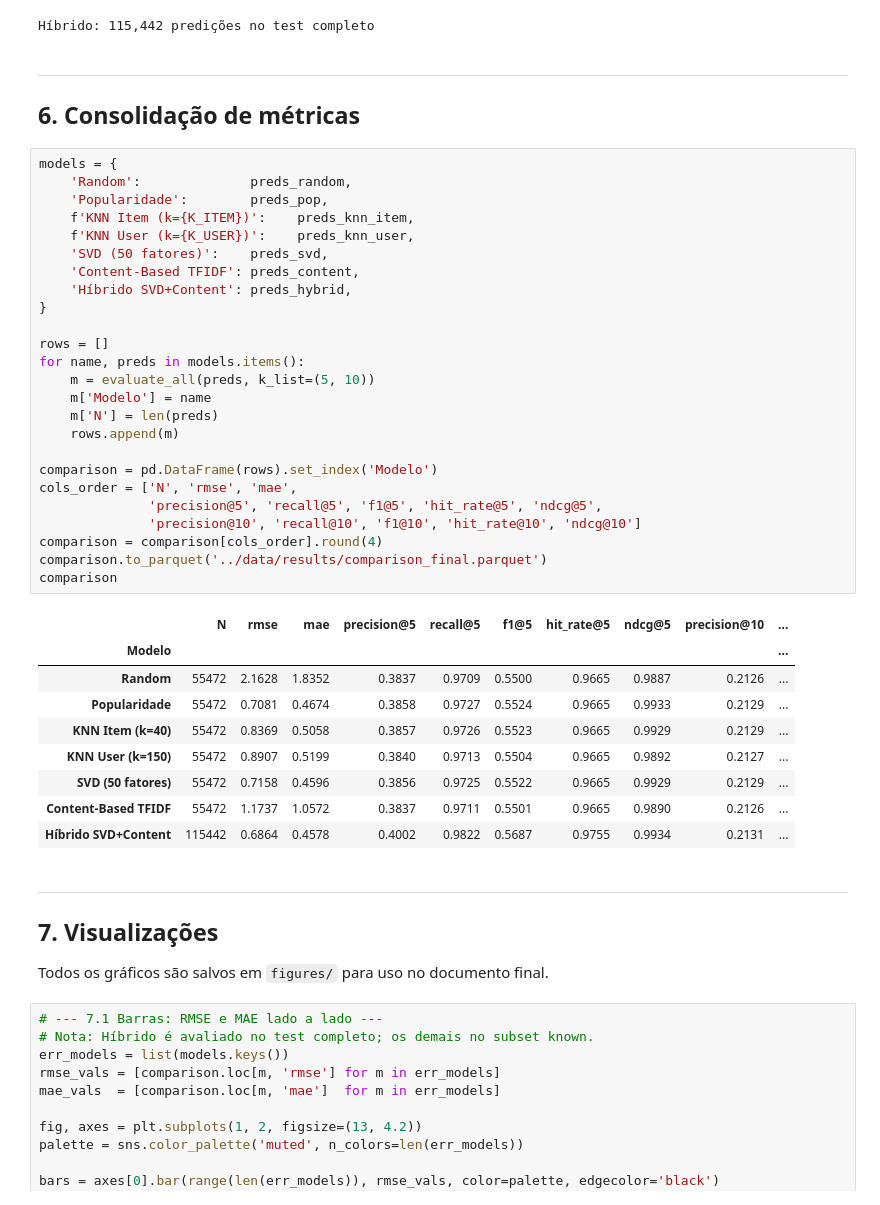
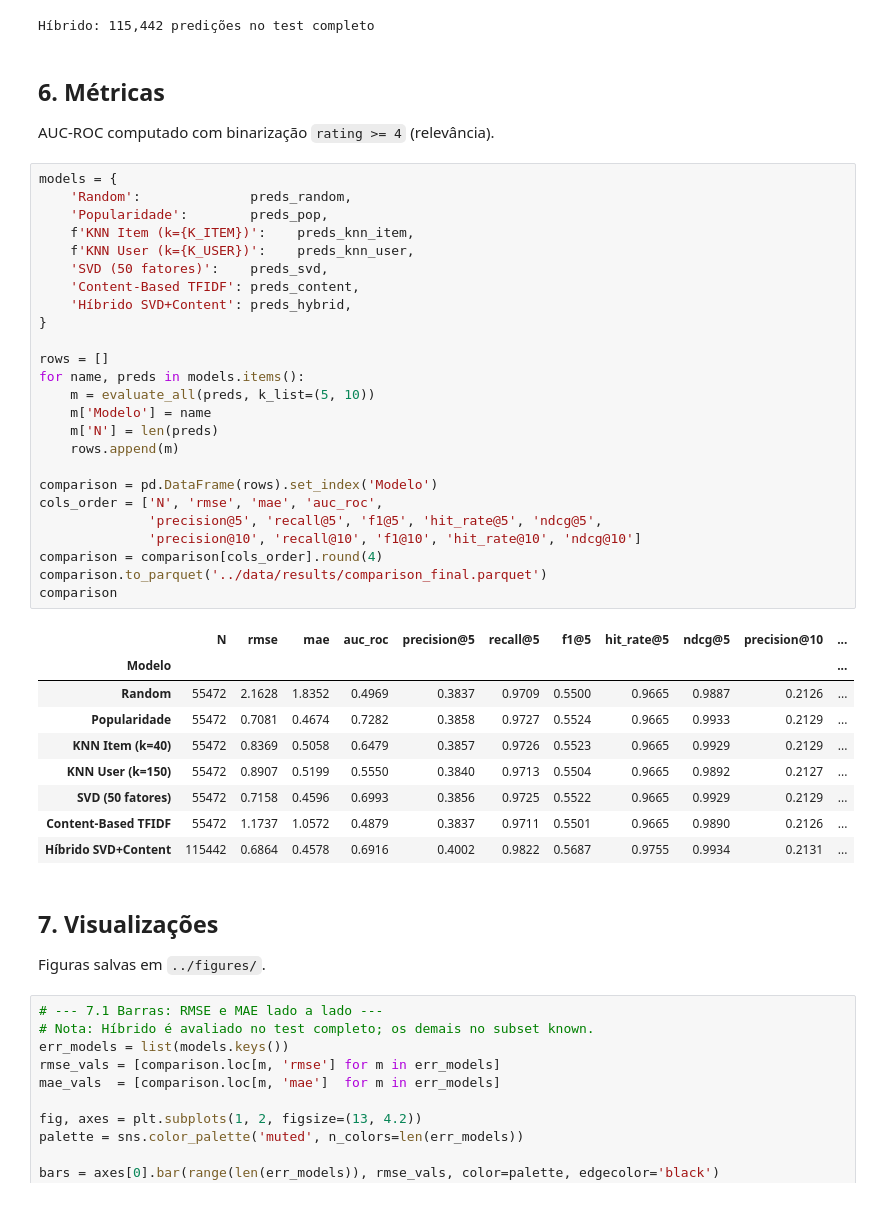
Before and after one commit to guilhermersduarte/Projeto-Aplicado3-Grupo12, a Jupyter notebook: notebooks/05_RESULTS_comparison.ipynb, the cells around one changed output. Saved outputs shown, nothing was run; the diff lists cells and outputs as text.

```diff
--- a/notebooks/05_RESULTS_comparison.ipynb
+++ b/notebooks/05_RESULTS_comparison.ipynb
@@ -200,48 +174,48 @@ print(f'Híbrido: {len(preds_hybrid):,} predições no test completo')
 # %% [output]
 Híbrido: 115,442 predições no test completo
 # %% [markdown]
----
-## 6. Consolidação de métricas
+## 6. Métricas
+
+AUC-ROC computado com binarização `rating >= 4` (relevância).
 # %%
 models = {
     'Random':              preds_random,
     'Popularidade':        preds_pop,
     f'KNN Item (k={K_ITEM})':    preds_knn_item,
     f'KNN User (k={K_USER})':    preds_knn_user,
     'SVD (50 fatores)':    preds_svd,
     'Content-Based TFIDF': preds_content,
     'Híbrido SVD+Content': preds_hybrid,
 }
 
 rows = []
 for name, preds in models.items():
     m = evaluate_all(preds, k_list=(5, 10))
     m['Modelo'] = name
     m['N'] = len(preds)
     rows.append(m)
 
 comparison = pd.DataFrame(rows).set_index('Modelo')
-cols_order = ['N', 'rmse', 'mae',
+cols_order = ['N', 'rmse', 'mae', 'auc_roc',
               'precision@5', 'recall@5', 'f1@5', 'hit_rate@5', 'ndcg@5',
               'precision@10', 'recall@10', 'f1@10', 'hit_rate@10', 'ndcg@10']
 comparison = comparison[cols_order].round(4)
 comparison.to_parquet('../data/results/comparison_final.parquet')
 comparison
 # %% [output]
-|  | N | rmse | mae | precision@5 | recall@5 | f1@5 | hit_rate@5 | ndcg@5 | precision@10 | ... |
-| Modelo |  |  |  |  |  |  |  |  |  | ... |
-| Random | 55472 | 2.1628 | 1.8352 | 0.3837 | 0.9709 | 0.5500 | 0.9665 | 0.9887 | 0.2126 | ... |
-| Popularidade | 55472 | 0.7081 | 0.4674 | 0.3858 | 0.9727 | 0.5524 | 0.9665 | 0.9933 | 0.2129 | ... |
-| KNN Item (k=40) | 55472 | 0.8369 | 0.5058 | 0.3857 | 0.9726 | 0.5523 | 0.9665 | 0.9929 | 0.2129 | ... |
-| KNN User (k=150) | 55472 | 0.8907 | 0.5199 | 0.3840 | 0.9713 | 0.5504 | 0.9665 | 0.9892 | 0.2127 | ... |
-| SVD (50 fatores) | 55472 | 0.7158 | 0.4596 | 0.3856 | 0.9725 | 0.5522 | 0.9665 | 0.9929 | 0.2129 | ... |
-| Content-Based TFIDF | 55472 | 1.1737 | 1.0572 | 0.3837 | 0.9711 | 0.5501 | 0.9665 | 0.9890 | 0.2126 | ... |
-| Híbrido SVD+Content | 115442 | 0.6864 | 0.4578 | 0.4002 | 0.9822 | 0.5687 | 0.9755 | 0.9934 | 0.2131 | ... |
+|  | N | rmse | mae | auc_roc | precision@5 | recall@5 | f1@5 | hit_rate@5 | ndcg@5 | precision@10 | ... |
+| Modelo |  |  |  |  |  |  |  |  |  |  | ... |
+| Random | 55472 | 2.1628 | 1.8352 | 0.4969 | 0.3837 | 0.9709 | 0.5500 | 0.9665 | 0.9887 | 0.2126 | ... |
+| Popularidade | 55472 | 0.7081 | 0.4674 | 0.7282 | 0.3858 | 0.9727 | 0.5524 | 0.9665 | 0.9933 | 0.2129 | ... |
+| KNN Item (k=40) | 55472 | 0.8369 | 0.5058 | 0.6479 | 0.3857 | 0.9726 | 0.5523 | 0.9665 | 0.9929 | 0.2129 | ... |
+| KNN User (k=150) | 55472 | 0.8907 | 0.5199 | 0.5550 | 0.3840 | 0.9713 | 0.5504 | 0.9665 | 0.9892 | 0.2127 | ... |
+| SVD (50 fatores) | 55472 | 0.7158 | 0.4596 | 0.6993 | 0.3856 | 0.9725 | 0.5522 | 0.9665 | 0.9929 | 0.2129 | ... |
+| Content-Based TFIDF | 55472 | 1.1737 | 1.0572 | 0.4879 | 0.3837 | 0.9711 | 0.5501 | 0.9665 | 0.9890 | 0.2126 | ... |
+| Híbrido SVD+Content | 115442 | 0.6864 | 0.4578 | 0.6916 | 0.4002 | 0.9822 | 0.5687 | 0.9755 | 0.9934 | 0.2131 | ... |
 # %% [markdown]
----
 ## 7. Visualizações
 
-Todos os gráficos são salvos em `figures/` para uso no documento final.
+Figuras salvas em `../figures/`.
 # %%
 # --- 7.1 Barras: RMSE e MAE lado a lado ---
 # Nota: Híbrido é avaliado no test completo; os demais no subset known.
```
Also changed, not shown: parts of 15 cells of this notebook, 11 other files.
